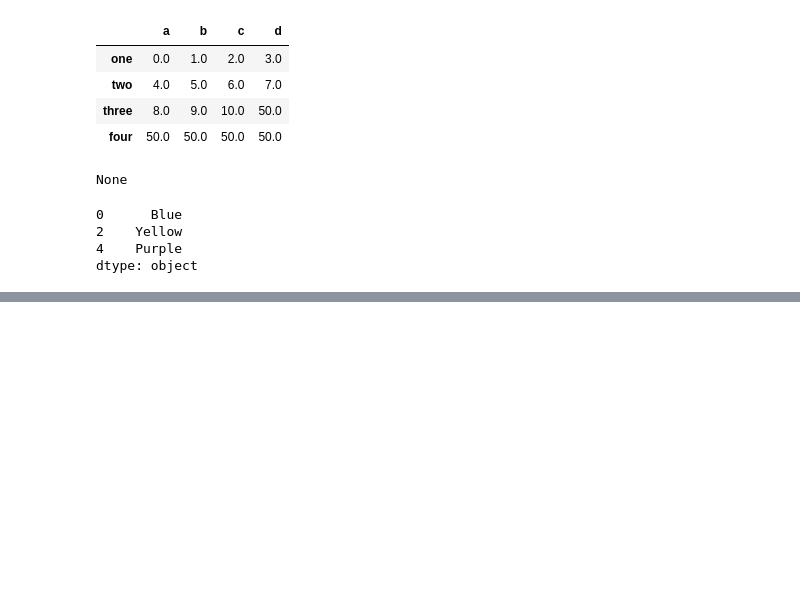
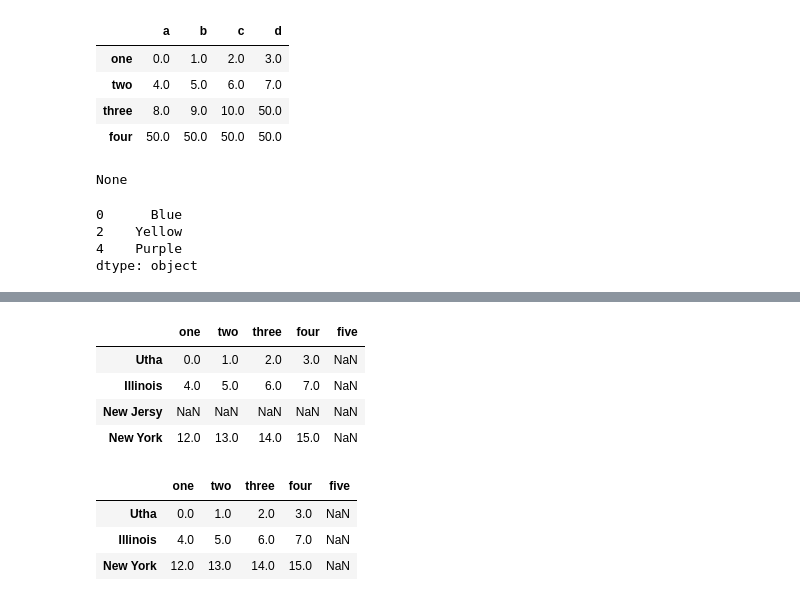
Before and after one commit to chiragrpatel/pydata-book, a Jupyter notebook: My Reading Work/Getting Started with pandas.ipynb, the cells around one changed output, grey strips where cells are left out. Drawn from its saved outputs; the diff is of its cells as text; code cells hidden in the pictures; blank space fills up the shorter version.

```diff
--- a/My Reading Work/Getting Started with pandas.ipynb
+++ b/My Reading Work/Getting Started with pandas.ipynb
@@ -597,0 +672,17 @@ obj3.reindex(range(6),ff)
+# %%
+data2 = data.reindex(columns=['one','two','three','four','five'],labels=['Utha','Illinois','New Jersy','New York'])
+# %%
+data2
+# %% [output]
+|  | one | two | three | four | five |
+| Utha | 0.0 | 1.0 | 2.0 | 3.0 | NaN |
+| Illinois | 4.0 | 5.0 | 6.0 | 7.0 | NaN |
+| New Jersy | NaN | NaN | NaN | NaN | NaN |
+| New York | 12.0 | 13.0 | 14.0 | 15.0 | NaN |
+# %%
+data2.drop('New Jersy')
+# %% [output]
+|  | one | two | three | four | five |
+| Utha | 0.0 | 1.0 | 2.0 | 3.0 | NaN |
+| Illinois | 4.0 | 5.0 | 6.0 | 7.0 | NaN |
+| New York | 12.0 | 13.0 | 14.0 | 15.0 | NaN |
```
Also changed, not shown: parts of 21 cells of this notebook.
